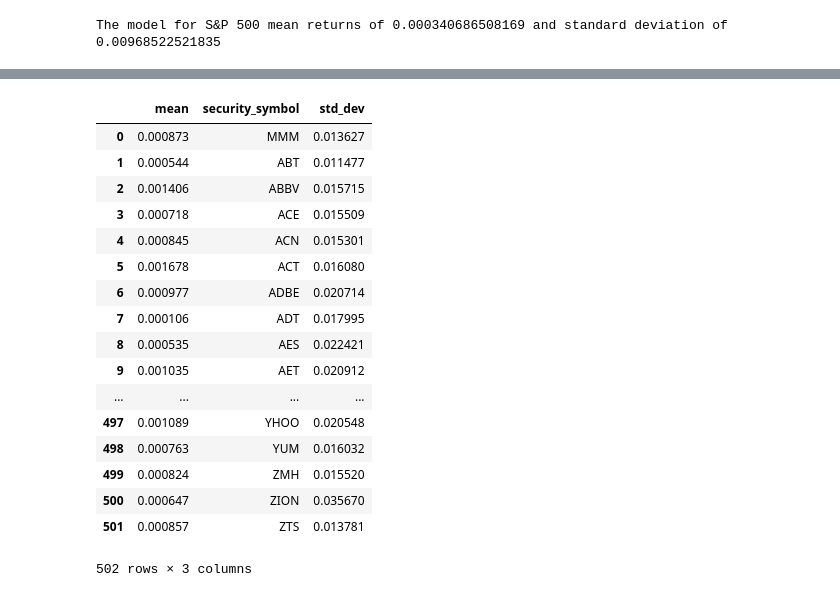
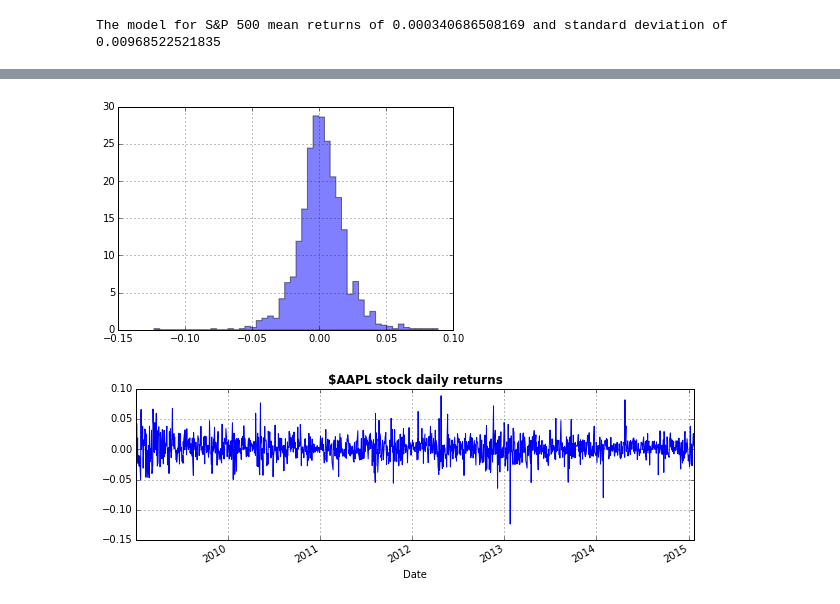
Before and after one commit to spurnaye/quant-analysis, a Jupyter notebook: s-p-500-returns.ipynb, the cells around one changed output, grey strips where cells are left out. Cells and saved outputs as stored; diff of their text form; code cells hidden in the pictures.

Commit message:
generating dataframes dynamically and plotting the distributions

```diff
--- a/s-p-500-returns.ipynb
+++ b/s-p-500-returns.ipynb
@@ -577,23 +561,13 @@ securities_data
 # %%
 securities_df = DataFrame(securities_data)
-# %%
-securities_df.sort_index()
-# %% [output]
-|  | mean | security_symbol | std_dev |
-| 0 | 0.000873 | MMM | 0.013627 |
-| 1 | 0.000544 | ABT | 0.011477 |
-| 2 | 0.001406 | ABBV | 0.015715 |
-| 3 | 0.000718 | ACE | 0.015509 |
-| 4 | 0.000845 | ACN | 0.015301 |
-| 5 | 0.001678 | ACT | 0.016080 |
-| 6 | 0.000977 | ADBE | 0.020714 |
-| 7 | 0.000106 | ADT | 0.017995 |
-| 8 | 0.000535 | AES | 0.022421 |
-| 9 | 0.001035 | AET | 0.020912 |
-| ... | ... | ... | ... |
-| 497 | 0.001089 | YHOO | 0.020548 |
-| 498 | 0.000763 | YUM | 0.016032 |
-| 499 | 0.000824 | ZMH | 0.015520 |
-| 500 | 0.000647 | ZION | 0.035670 |
-| 501 | 0.000857 | ZTS | 0.013781 |
-502 rows × 3 columns
+# %%
+h = df_AAPL.AdjClose.pct_change().fillna(0).hist(bins=50, normed=True, histtype='stepfilled', alpha=0.5)
+# %% [output]
+[figure, added]
+# %%
+fig = plt.figure()
+fig.set_size_inches(10,3)
+df_AAPL.AdjClose.pct_change().plot()
+plt.title(u"$AAPL stock daily returns", weight='bold');
+# %% [output]
+[figure, added]
```
Also changed, not shown: parts of 3 cells of this notebook.
